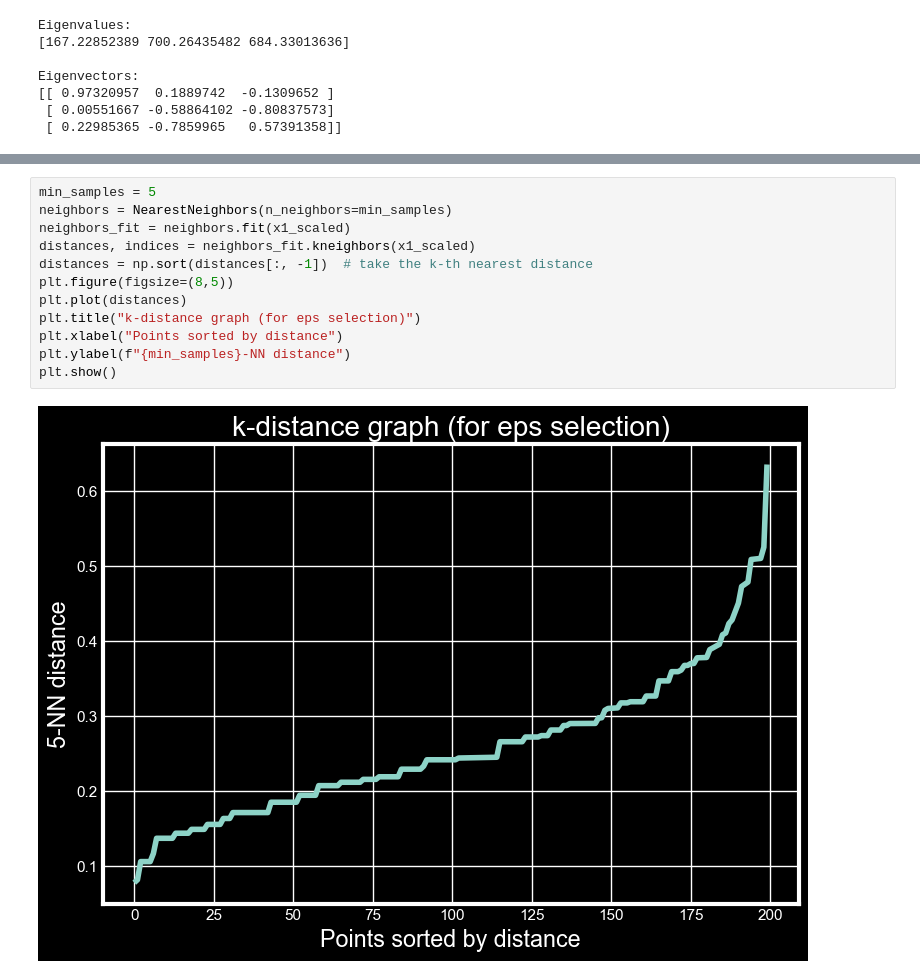
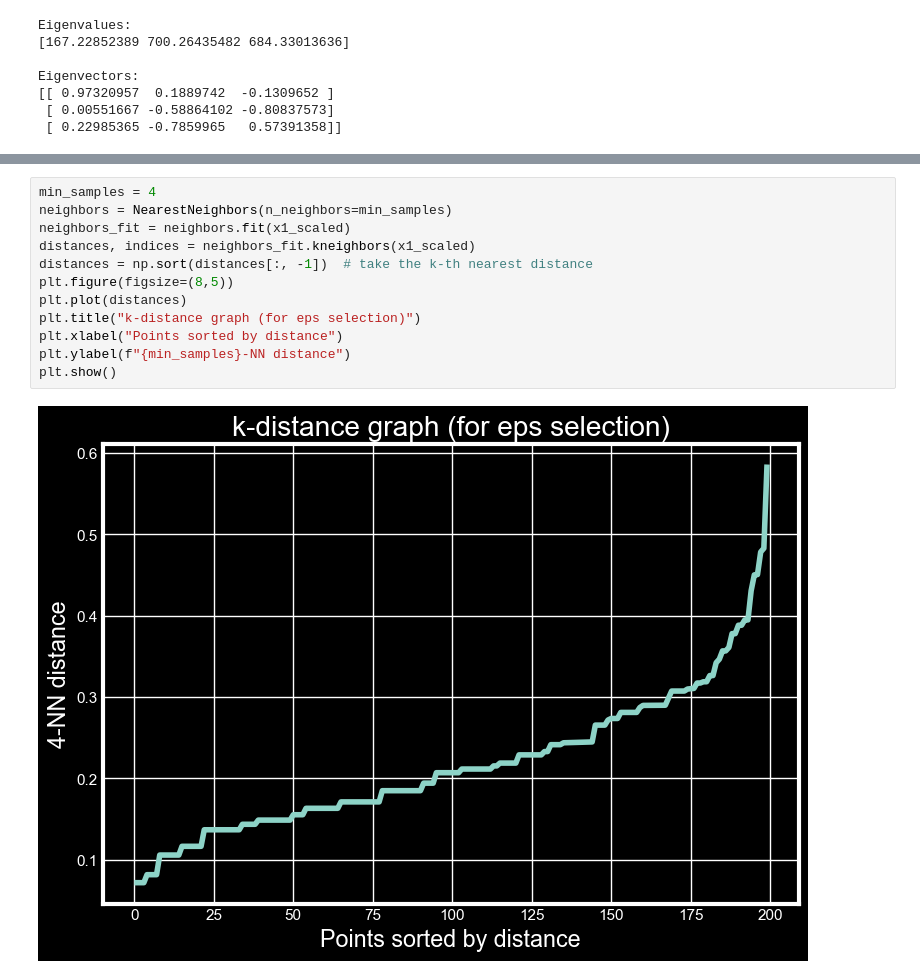
Before and after one commit to AlyModrik41/Customer-Segmentation, a Jupyter notebook: Customer Segmentation.ipynb, the cells around one changed output, grey strips where cells are left out. Saved outputs shown, nothing was run; the diff lists cells and outputs as text.

```diff
--- a/Customer Segmentation.ipynb
+++ b/Customer Segmentation.ipynb
@@ -513,17 +513,17 @@ plt.show()
 # %%
-min_samples = 5
+min_samples = 4
 neighbors = NearestNeighbors(n_neighbors=min_samples)
 neighbors_fit = neighbors.fit(x1_scaled)
 distances, indices = neighbors_fit.kneighbors(x1_scaled)
 distances = np.sort(distances[:, -1])  # take the k-th nearest distance
 plt.figure(figsize=(8,5))
 plt.plot(distances)
 plt.title("k-distance graph (for eps selection)")
 plt.xlabel("Points sorted by distance")
 plt.ylabel(f"{min_samples}-NN distance")
 plt.show()
 # %% [output]
-[figure, old version]
+[figure, new version]
 # %%
 scaler=StandardScaler()
 x2_scaled=scaler.fit_transform(x2)
```
Also changed, not shown: parts of 7 cells of this notebook, 5 other files.
